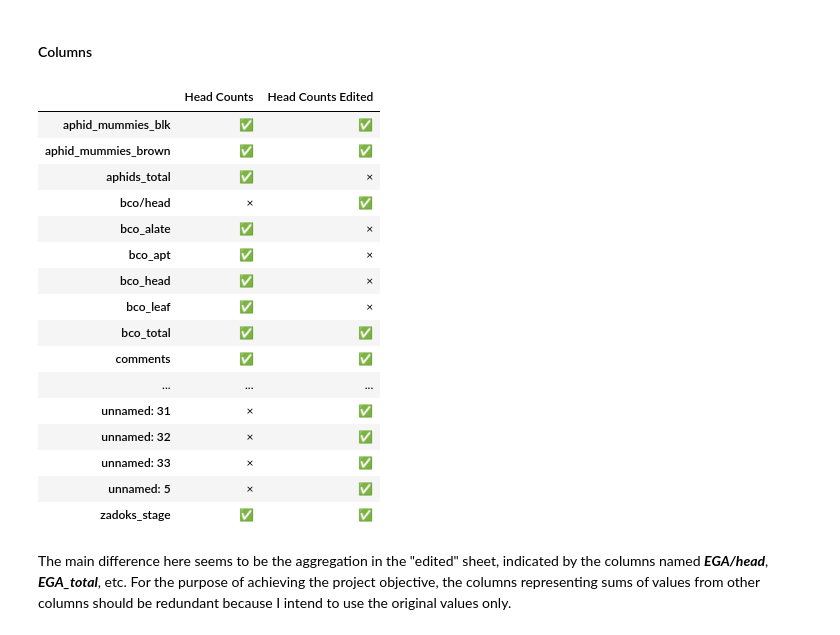
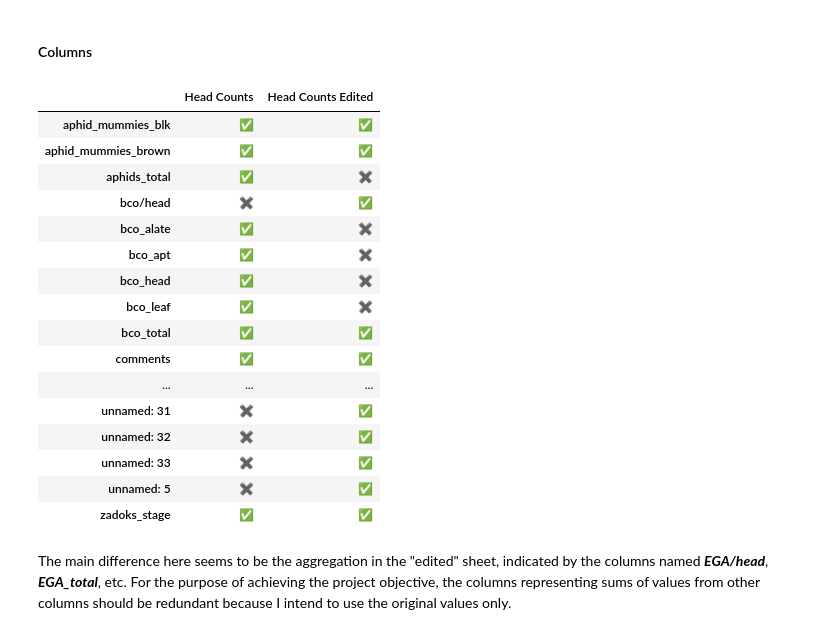
Before and after one commit to devvyn/aafc-field-data, a Jupyter notebook: notebook/projects/2016-sweep-vs-tiller/2016-sweep-vs-tiller.ipynb, the cells around one changed output. Saved outputs shown, nothing was run; the diff lists cells and outputs as text; code cells hidden in the pictures.

```diff
--- a/notebook/projects/2016-sweep-vs-tiller/2016-sweep-vs-tiller.ipynb
+++ b/notebook/projects/2016-sweep-vs-tiller/2016-sweep-vs-tiller.ipynb
@@ -639,29 +656,31 @@ sheet_names = sheets_to_compare.keys()
 # %% [markdown]
 #### Columns
 # %%
-pandas.DataFrame(
-    data={
-        name: sheet.columns.to_series(name=name)
-        for name, sheet in sheets_to_compare.items()
-    }
-).isna().replace(to_replace={True: '×', False: '✅'})
+visualize_boolean(
+    pandas.DataFrame(
+        data={
+            name: sheet.columns.to_series(name=name)
+            for name, sheet in sheets_to_compare.items()
+        }
+    )
+)
 # %% [output]
 |  | Head Counts | Head Counts Edited |
 | aphid_mummies_blk | ✅ | ✅ |
 | aphid_mummies_brown | ✅ | ✅ |
-| aphids_total | ✅ | × |
-| bco/head | × | ✅ |
-| bco_alate | ✅ | × |
-| bco_apt | ✅ | × |
-| bco_head | ✅ | × |
-| bco_leaf | ✅ | × |
+| aphids_total | ✅ | ✖️ |
+| bco/head | ✖️ | ✅ |
+| bco_alate | ✅ | ✖️ |
+| bco_apt | ✅ | ✖️ |
+| bco_head | ✅ | ✖️ |
+| bco_leaf | ✅ | ✖️ |
 | bco_total | ✅ | ✅ |
 | comments | ✅ | ✅ |
 | ... | ... | ... |
-| unnamed: 31 | × | ✅ |
-| unnamed: 32 | × | ✅ |
-| unnamed: 33 | × | ✅ |
-| unnamed: 5 | × | ✅ |
+| unnamed: 31 | ✖️ | ✅ |
+| unnamed: 32 | ✖️ | ✅ |
+| unnamed: 33 | ✖️ | ✅ |
+| unnamed: 5 | ✖️ | ✅ |
 | zadoks_stage | ✅ | ✅ |
 # %% [markdown]
 The main difference here seems to be the aggregation in the "edited" sheet, indicated by the columns named ***EGA/head***, ***EGA_total***, etc. For the purpose of achieving the project objective, the columns representing sums of values from other columns should be redundant because I intend to use the original values only.
```
Also changed, not shown: parts of 7 cells of this notebook.
